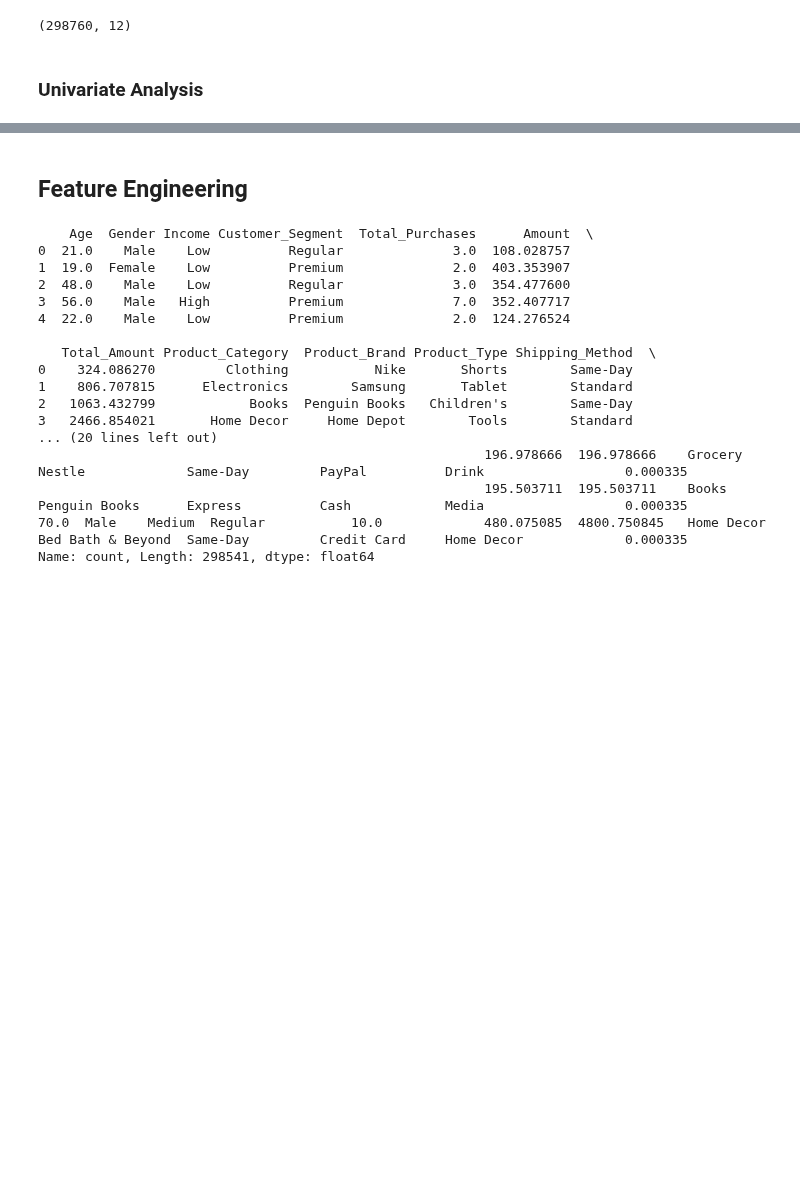
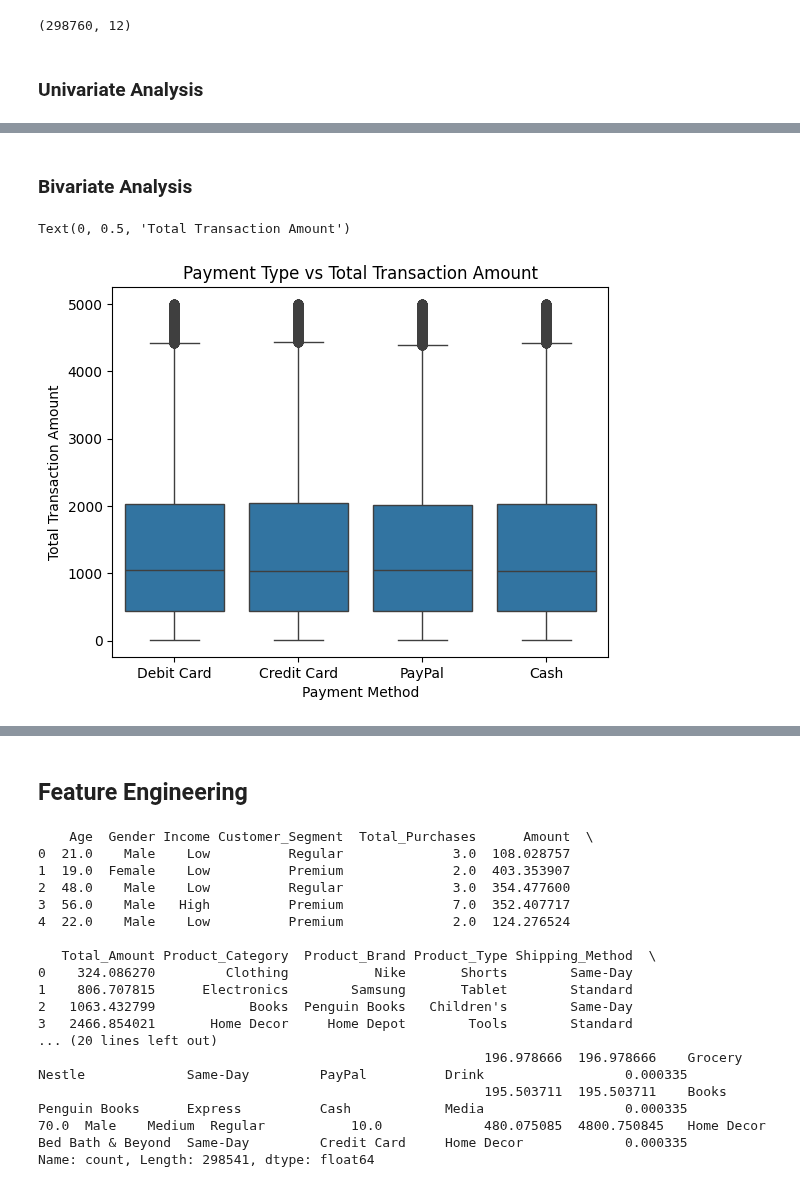
Before and after one commit to JAA999/grocery_prediction, a Jupyter notebook: ML_Project.ipynb, the cells around one changed output, grey strips where cells are left out. Saved outputs shown, nothing was run; the diff lists cells and outputs as text; code cells hidden in the pictures; blank space fills up the shorter version.

```diff
--- a/ML_Project.ipynb
+++ b/ML_Project.ipynb
@@ -192,0 +232,11 @@ data['Customer_Segment'].value_counts().plot(kind='pie', title='Customer Segment
+# %% [markdown]
+### Bivariate Analysis
+# %%
+# Payment Method vs Total Transaction Amount
+sns.boxplot(data, x='Payment_Method', y='Total_Amount')
+plt.title('Payment Type vs Total Transaction Amount')
+plt.xlabel('Payment Method')
+plt.ylabel('Total Transaction Amount')
+# %% [output]
+Text(0, 0.5, 'Total Transaction Amount')
+[figure, added]
```
Also changed, not shown: parts of 13 cells of this notebook.
